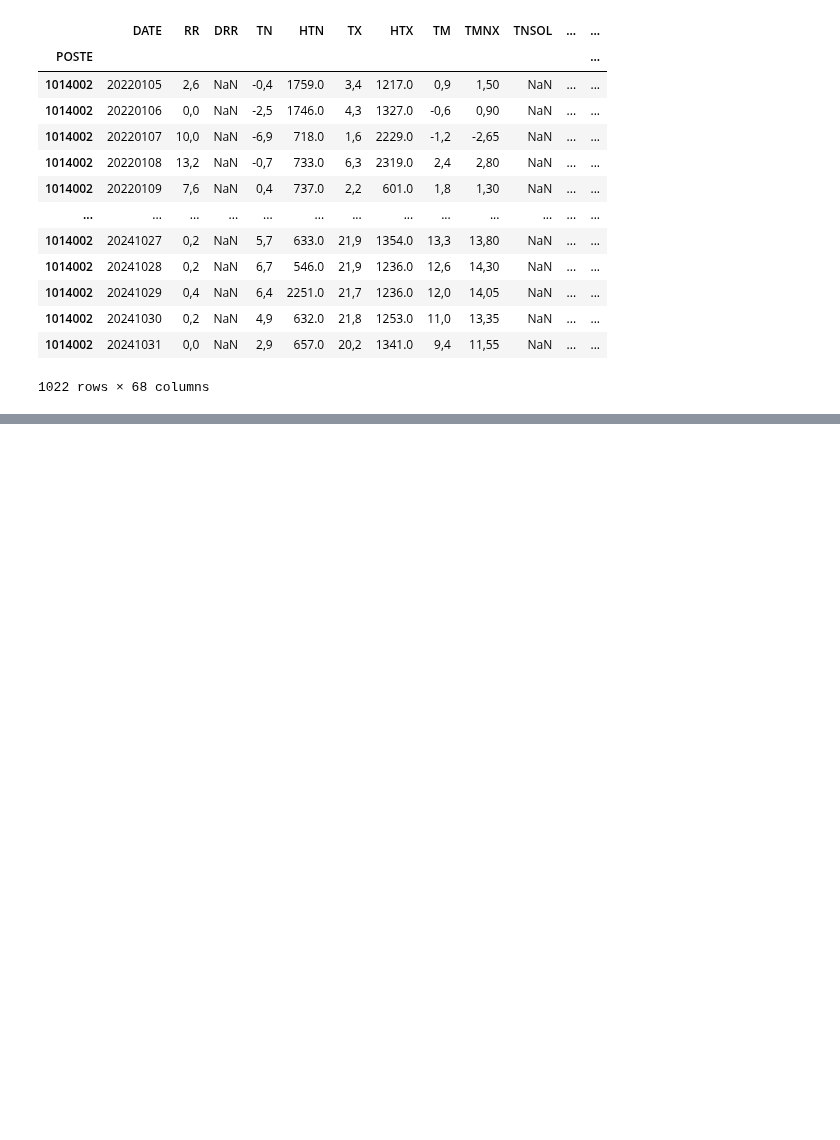
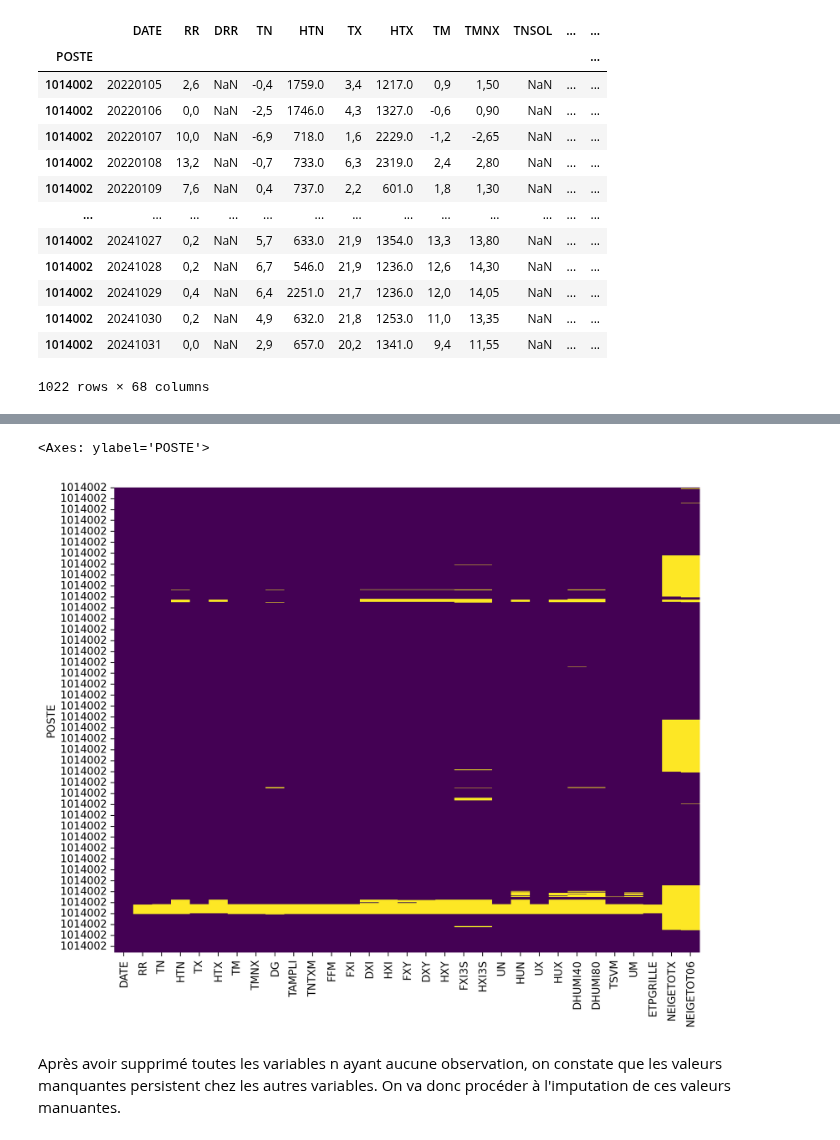
Before and after one commit to laureineCompaore/ProjetPython, a Jupyter notebook: Paloma_stat_desc.ipynb, the cells around one changed output, grey strips where cells are left out. Saved outputs shown, nothing was run; the diff lists cells and outputs as text; code cells hidden in the pictures; blank space fills up the shorter version.

Commit message:
Apurement de la base

```diff
--- a/Paloma_stat_desc.ipynb
+++ b/Paloma_stat_desc.ipynb
@@ -39,0 +107,7 @@ df
+# %%
+# Suppression des variables avec des valeurs manquantes :
+# Supprimer les colonnes où toutes les valeurs sont NaN
+df_cleaned = df.dropna(axis=1, how='all')
+
+print("\nDataFrame après suppression des colonnes vides :")
+print(df_cleaned)
@@ -39,0 +132,9 @@ df
+# %%
+# Création de la heatmap des valeurs manquantes dans la base df_cleaned
+plt.figure(figsize=(10,8))
+sns.heatmap(df_cleaned.isnull(), cbar=False, cmap='viridis')
+# %% [output]
+<Axes: ylabel='POSTE'>
+[figure, added]
+# %% [markdown]
+Après avoir supprimé toutes les variables n ayant aucune observation, on constate que les valeurs manquantes persistent chez les autres variables. On va donc procéder à l'imputation de ces valeurs manuantes.
```
Also changed, not shown: parts of 19 cells of this notebook.
